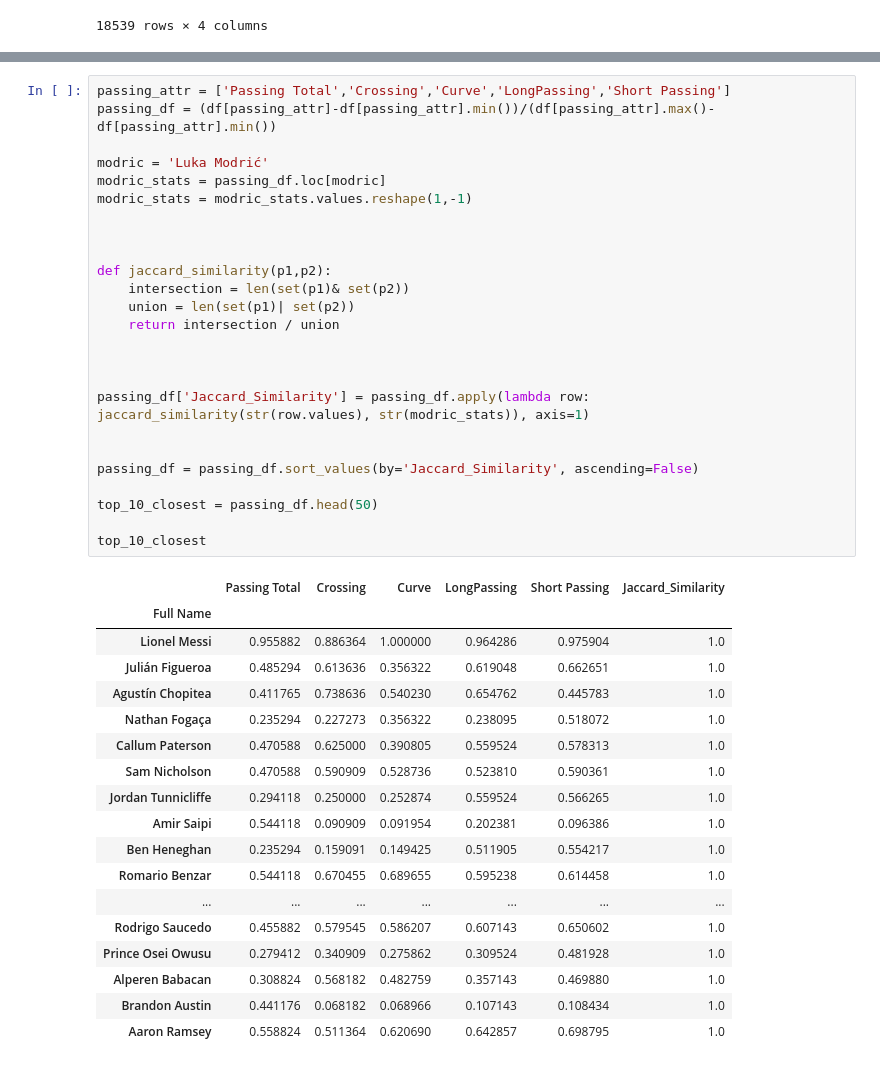
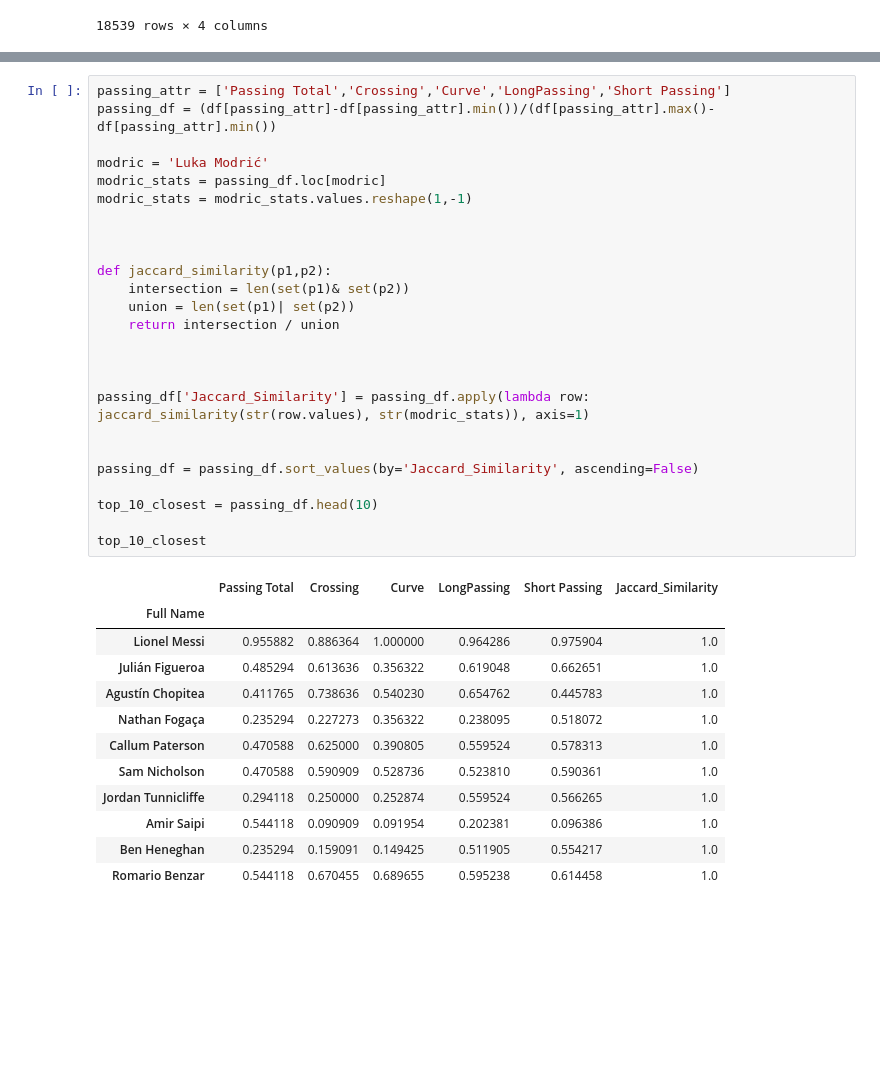
Before and after one commit to chiefotto/inst414asm3, a Jupyter notebook: main.ipynb, the cells around one changed output, grey strips where cells are left out. Drawn from its saved outputs; the diff is of its cells as text; blank space fills up the shorter version.

```diff
--- a/main.ipynb
+++ b/main.ipynb
@@ -95,37 +98,31 @@ modric_stats = modric_stats.values.reshape(1,-1)
 
 
 
 def jaccard_similarity(p1,p2):
     intersection = len(set(p1)& set(p2))
     union = len(set(p1)| set(p2))
     return intersection / union
 
 
 
 passing_df['Jaccard_Similarity'] = passing_df.apply(lambda row: jaccard_similarity(str(row.values), str(modric_stats)), axis=1)
 
 
 passing_df = passing_df.sort_values(by='Jaccard_Similarity', ascending=False)
 
-top_10_closest = passing_df.head(50)
+top_10_closest = passing_df.head(10)
 
 top_10_closest
 # %% [output]
 |  | Passing Total | Crossing | Curve | LongPassing | Short Passing | Jaccard_Similarity |
 | Full Name |  |  |  |  |  |  |
 | Lionel Messi | 0.955882 | 0.886364 | 1.000000 | 0.964286 | 0.975904 | 1.0 |
 | Julián Figueroa | 0.485294 | 0.613636 | 0.356322 | 0.619048 | 0.662651 | 1.0 |
 | Agustín Chopitea | 0.411765 | 0.738636 | 0.540230 | 0.654762 | 0.445783 | 1.0 |
 | Nathan Fogaça | 0.235294 | 0.227273 | 0.356322 | 0.238095 | 0.518072 | 1.0 |
 | Callum Paterson | 0.470588 | 0.625000 | 0.390805 | 0.559524 | 0.578313 | 1.0 |
 | Sam Nicholson | 0.470588 | 0.590909 | 0.528736 | 0.523810 | 0.590361 | 1.0 |
 | Jordan Tunnicliffe | 0.294118 | 0.250000 | 0.252874 | 0.559524 | 0.566265 | 1.0 |
 | Amir Saipi | 0.544118 | 0.090909 | 0.091954 | 0.202381 | 0.096386 | 1.0 |
 | Ben Heneghan | 0.235294 | 0.159091 | 0.149425 | 0.511905 | 0.554217 | 1.0 |
 | Romario Benzar | 0.544118 | 0.670455 | 0.689655 | 0.595238 | 0.614458 | 1.0 |
-| ... | ... | ... | ... | ... | ... | ... |
-| Rodrigo Saucedo | 0.455882 | 0.579545 | 0.586207 | 0.607143 | 0.650602 | 1.0 |
-| Prince Osei Owusu | 0.279412 | 0.340909 | 0.275862 | 0.309524 | 0.481928 | 1.0 |
-| Alperen Babacan | 0.308824 | 0.568182 | 0.482759 | 0.357143 | 0.469880 | 1.0 |
-| Brandon Austin | 0.441176 | 0.068182 | 0.068966 | 0.107143 | 0.108434 | 1.0 |
-| Aaron Ramsey | 0.558824 | 0.511364 | 0.620690 | 0.642857 | 0.698795 | 1.0 |
```
Also changed, not shown: parts of 3 cells of this notebook.
